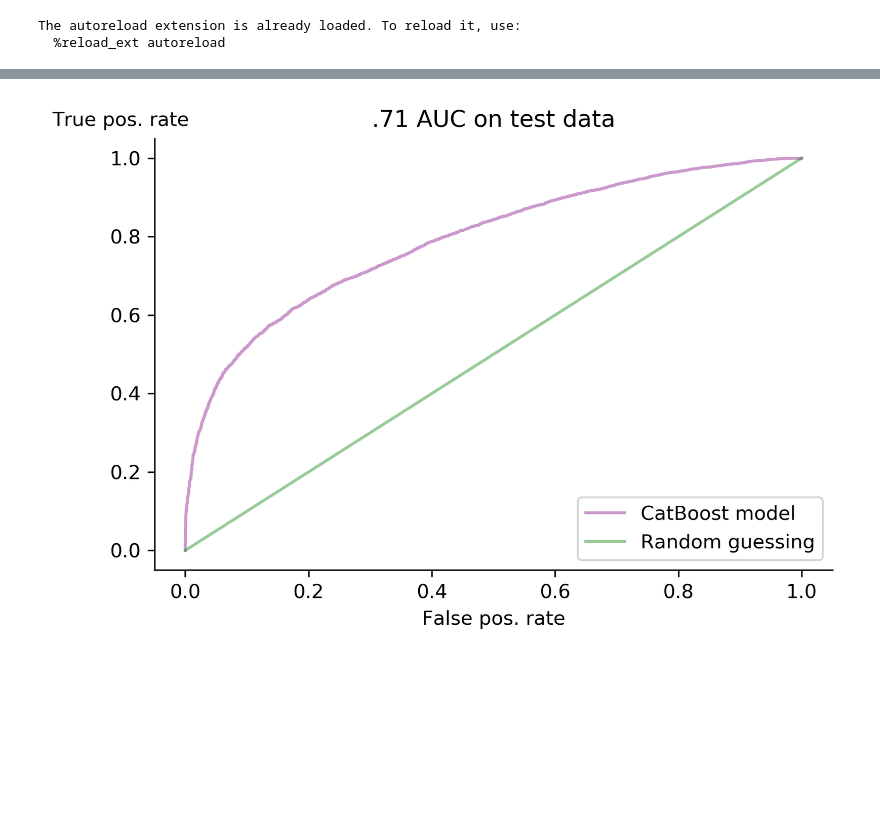
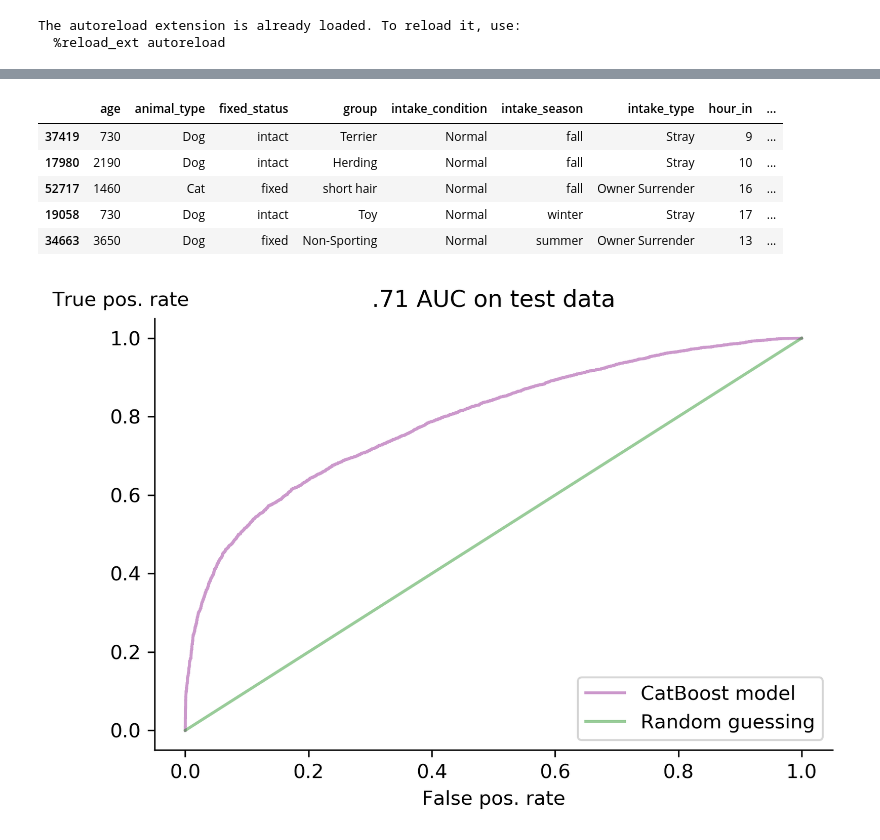
Before and after one commit to luketibbott/kojak, a Jupyter notebook: Plots.ipynb, the cells around one changed output, grey strips where cells are left out. Saved outputs shown, nothing was run; the diff lists cells and outputs as text; code cells hidden in the pictures; blank space fills up the shorter version.

```diff
--- a/Plots.ipynb
+++ b/Plots.ipynb
@@ -47,6 +60,15 @@ X = features
 y = response
 
 X_train, X_test, y_train, y_test = train_test_split(X, y, random_state=2325)
+# %%
+X_train.head()
+# %% [output]
+|  | age | animal_type | fixed_status | group | intake_condition | intake_season | intake_type | hour_in | ... |
+| 37419 | 730 | Dog | intact | Terrier | Normal | fall | Stray | 9 | ... |
+| 17980 | 2190 | Dog | intact | Herding | Normal | fall | Stray | 10 | ... |
+| 52717 | 1460 | Cat | fixed | short hair | Normal | fall | Owner Surrender | 16 | ... |
+| 19058 | 730 | Dog | intact | Toy | Normal | winter | Stray | 17 | ... |
+| 34663 | 3650 | Dog | fixed | Non-Sporting | Normal | summer | Owner Surrender | 13 | ... |
 # %%
 probs = cat_boost.predict_proba(X_test)
 preds = probs[:, 1]
```
Also changed, not shown: parts of 6 cells of this notebook, 2 other files.
